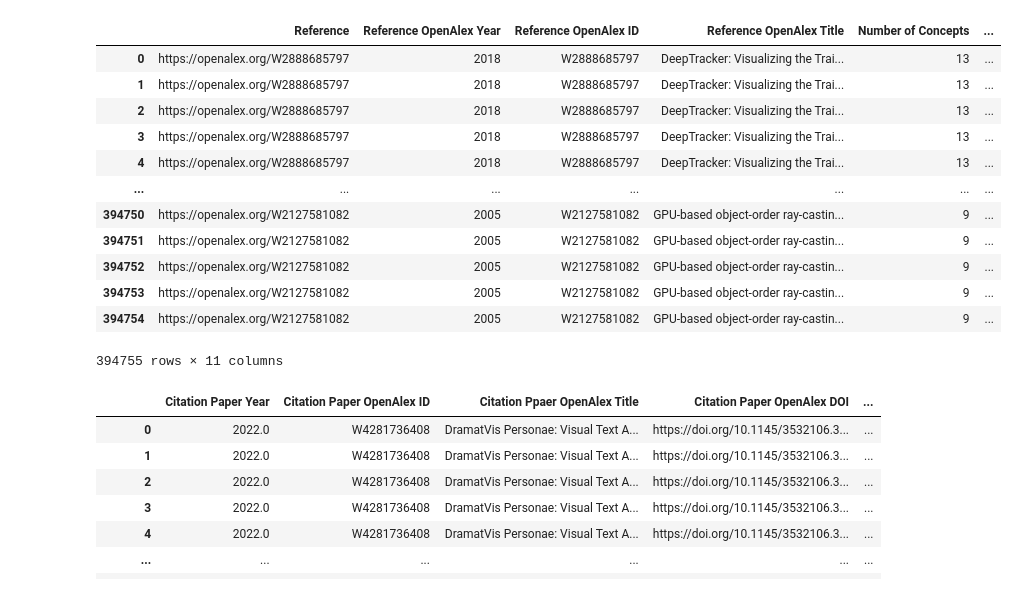
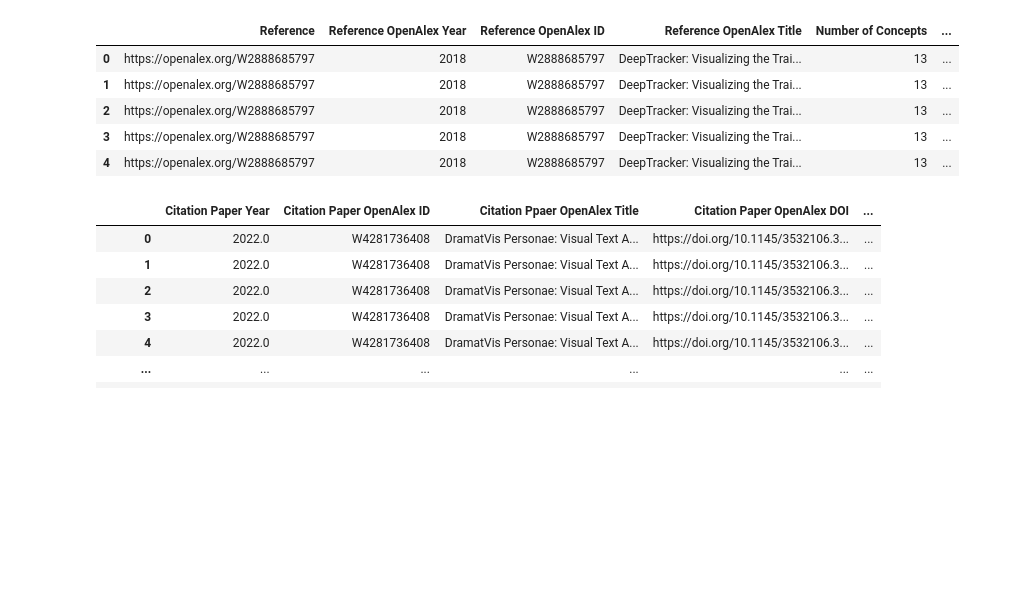
Before and after one commit to hongtaoh/32vis, a Jupyter notebook: analyses_and_get_figures/Fields_of_study_Statistics_and_Visuals.ipynb, the cells around one changed output. Cells and saved outputs as stored; diff of their text form; code cells hidden in the pictures; blank space fills up the shorter version.

```diff
--- a/analyses_and_get_figures/Fields_of_study_Statistics_and_Visuals.ipynb
+++ b/analyses_and_get_figures/Fields_of_study_Statistics_and_Visuals.ipynb
@@ -23,21 +23,14 @@ REF_DF = REF_DF[REF_DF[REF_ID_NAME].notnull()]
 CIT_DF = CIT_DF[CIT_DF[CIT_ID_NAME].notnull()]
 # %%
 ref_unique = pd.read_csv('../data/processed/openalex_reference_concept_df_unique.csv')
-ref_unique
+ref_unique.head()
 # %% [output]
 |  | Reference | Reference OpenAlex Year | Reference OpenAlex ID | Reference OpenAlex Title | Number of Concepts | ... |
 | 0 | https://openalex.org/W2888685797 | 2018 | W2888685797 | DeepTracker: Visualizing the Trai... | 13 | ... |
 | 1 | https://openalex.org/W2888685797 | 2018 | W2888685797 | DeepTracker: Visualizing the Trai... | 13 | ... |
 | 2 | https://openalex.org/W2888685797 | 2018 | W2888685797 | DeepTracker: Visualizing the Trai... | 13 | ... |
 | 3 | https://openalex.org/W2888685797 | 2018 | W2888685797 | DeepTracker: Visualizing the Trai... | 13 | ... |
 | 4 | https://openalex.org/W2888685797 | 2018 | W2888685797 | DeepTracker: Visualizing the Trai... | 13 | ... |
-| ... | ... | ... | ... | ... | ... | ... |
-| 394750 | https://openalex.org/W2127581082 | 2005 | W2127581082 | GPU-based object-order ray-castin... | 9 | ... |
-| 394751 | https://openalex.org/W2127581082 | 2005 | W2127581082 | GPU-based object-order ray-castin... | 9 | ... |
-| 394752 | https://openalex.org/W2127581082 | 2005 | W2127581082 | GPU-based object-order ray-castin... | 9 | ... |
-| 394753 | https://openalex.org/W2127581082 | 2005 | W2127581082 | GPU-based object-order ray-castin... | 9 | ... |
-| 394754 | https://openalex.org/W2127581082 | 2005 | W2127581082 | GPU-based object-order ray-castin... | 9 | ... |
-394755 rows × 11 columns
 # %%
 cit_unique = CIT_DF.iloc[:, 4:].drop_duplicates()
 cit_unique
```
Also changed, not shown: parts of 21 cells of this notebook, 15 other files.
